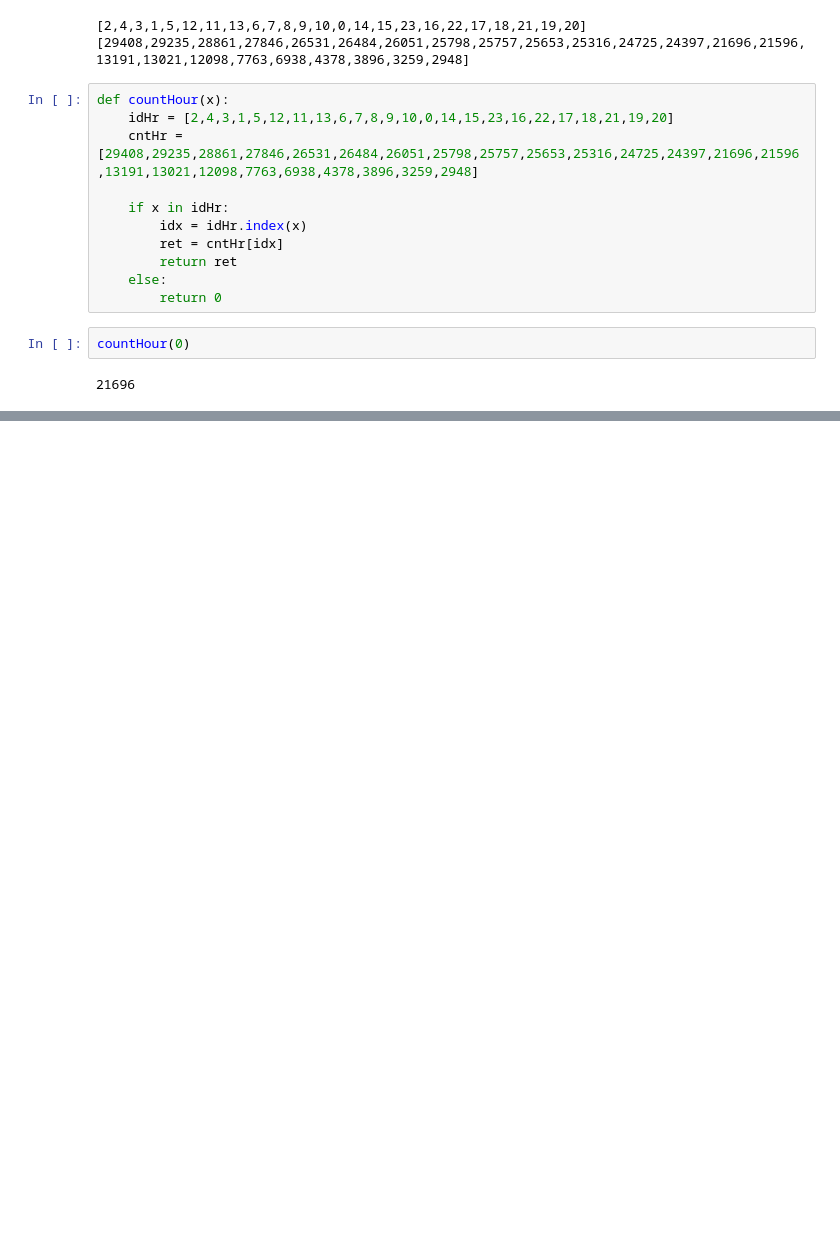
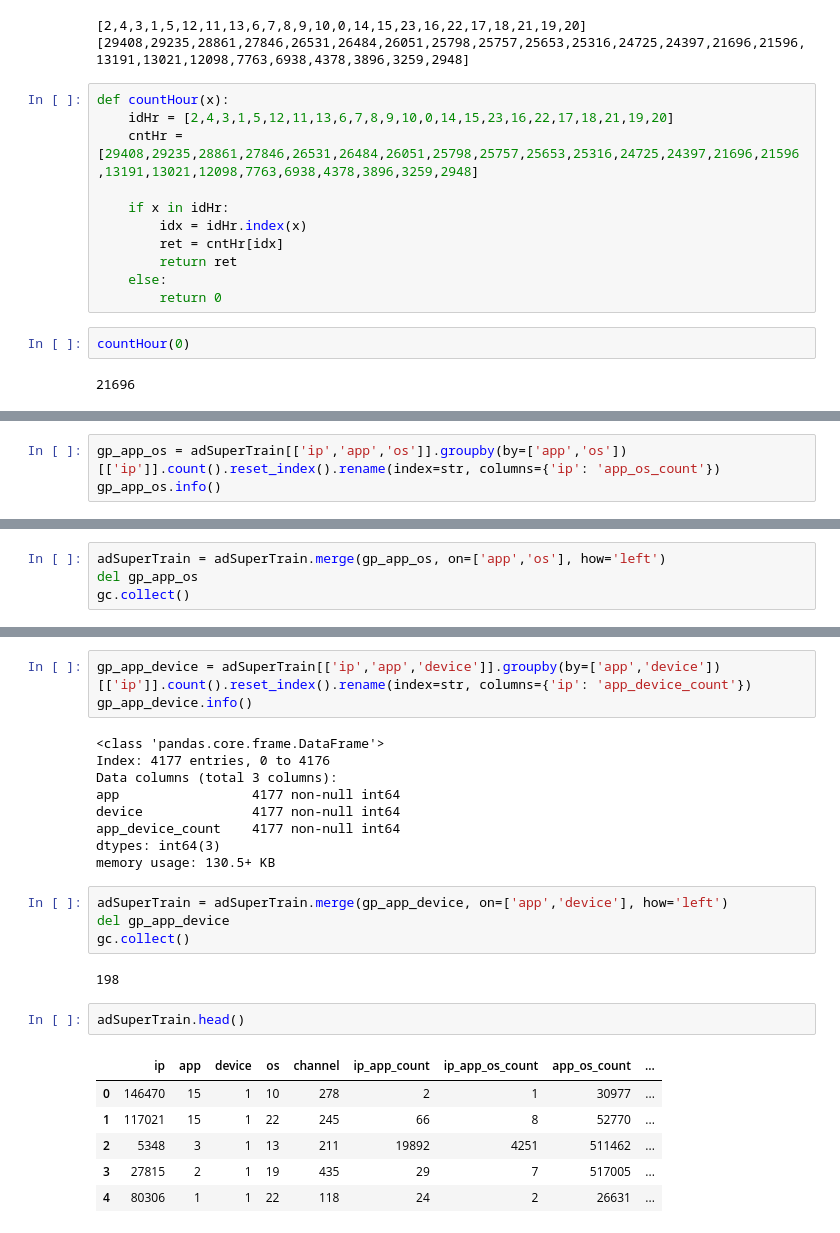
Before and after one commit to richardcysun/Machine-Learning, a Jupyter notebook: Kaggle/AdTracking/Attribute_analysis.ipynb, the cells around one changed output, grey strips where cells are left out. Drawn from its saved outputs; the diff is of its cells as text; blank space fills up the shorter version.

```diff
--- a/Kaggle/AdTracking/Attribute_analysis.ipynb
+++ b/Kaggle/AdTracking/Attribute_analysis.ipynb
@@ -258,0 +349,3 @@ countHour(0)
+# %%
+gp_app_os = adSuperTrain[['ip','app','os']].groupby(by=['app','os'])[['ip']].count().reset_index().rename(index=str, columns={'ip': 'app_os_count'})
+gp_app_os.info()
@@ -258,0 +361,4 @@ countHour(0)
+# %%
+adSuperTrain = adSuperTrain.merge(gp_app_os, on=['app','os'], how='left')
+del gp_app_os
+gc.collect()
@@ -258,0 +383,27 @@ countHour(0)
+# %%
+gp_app_device = adSuperTrain[['ip','app','device']].groupby(by=['app','device'])[['ip']].count().reset_index().rename(index=str, columns={'ip': 'app_device_count'})
+gp_app_device.info()
+# %% [output]
+<class 'pandas.core.frame.DataFrame'>
+Index: 4177 entries, 0 to 4176
+Data columns (total 3 columns):
+app                 4177 non-null int64
+device              4177 non-null int64
+app_device_count    4177 non-null int64
+dtypes: int64(3)
+memory usage: 130.5+ KB
+# %%
+adSuperTrain = adSuperTrain.merge(gp_app_device, on=['app','device'], how='left')
+del gp_app_device
+gc.collect()
+# %% [output]
+198
+# %%
+adSuperTrain.head()
+# %% [output]
+|  | ip | app | device | os | channel | ip_app_count | ip_app_os_count | app_os_count | ... |
+| 0 | 146470 | 15 | 1 | 10 | 278 | 2 | 1 | 30977 | ... |
+| 1 | 117021 | 15 | 1 | 22 | 245 | 66 | 8 | 52770 | ... |
+| 2 | 5348 | 3 | 1 | 13 | 211 | 19892 | 4251 | 511462 | ... |
+| 3 | 27815 | 2 | 1 | 19 | 435 | 29 | 7 | 517005 | ... |
+| 4 | 80306 | 1 | 1 | 22 | 118 | 24 | 2 | 26631 | ... |
```
Also changed, not shown: parts of 15 cells of this notebook, 1 other file.
